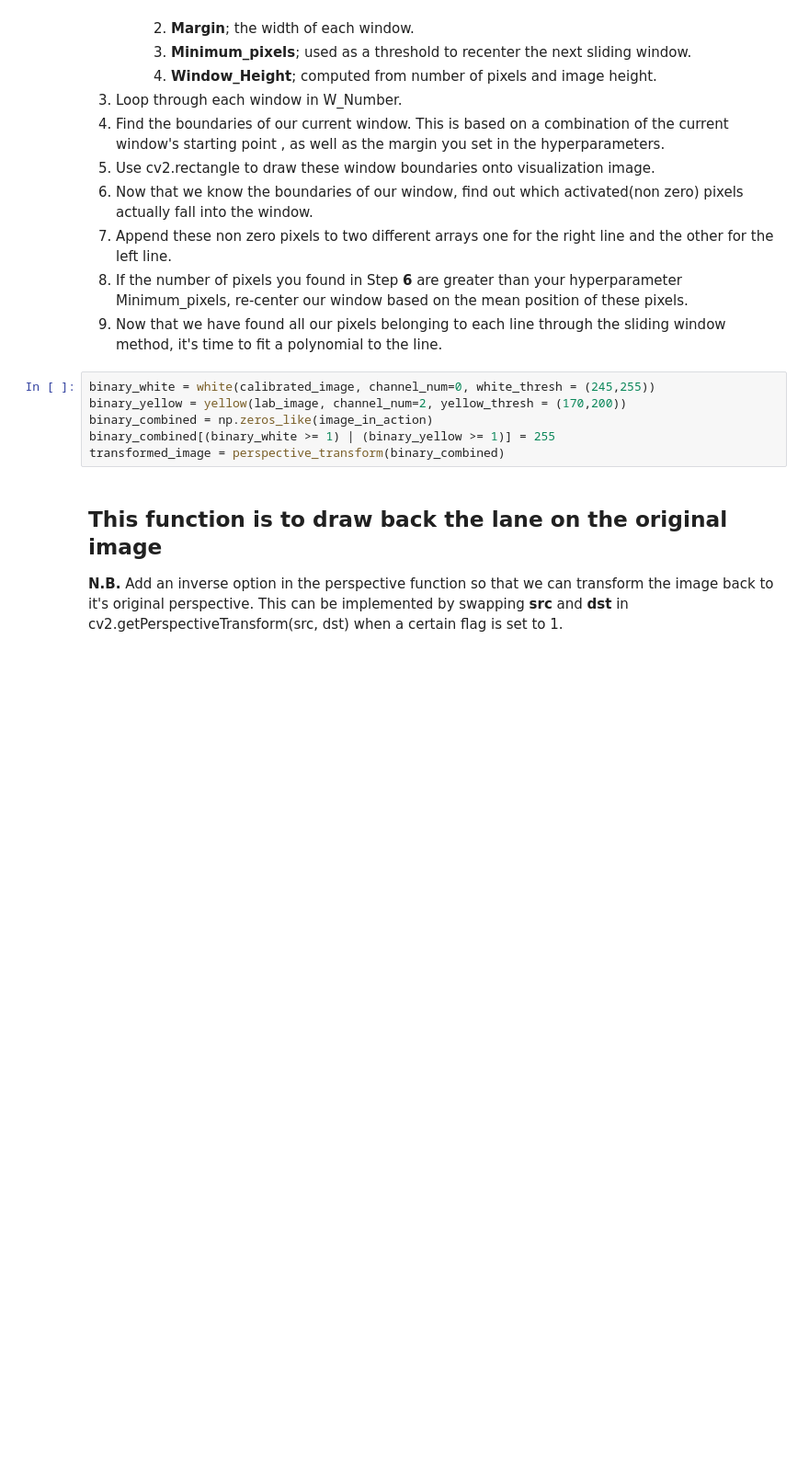
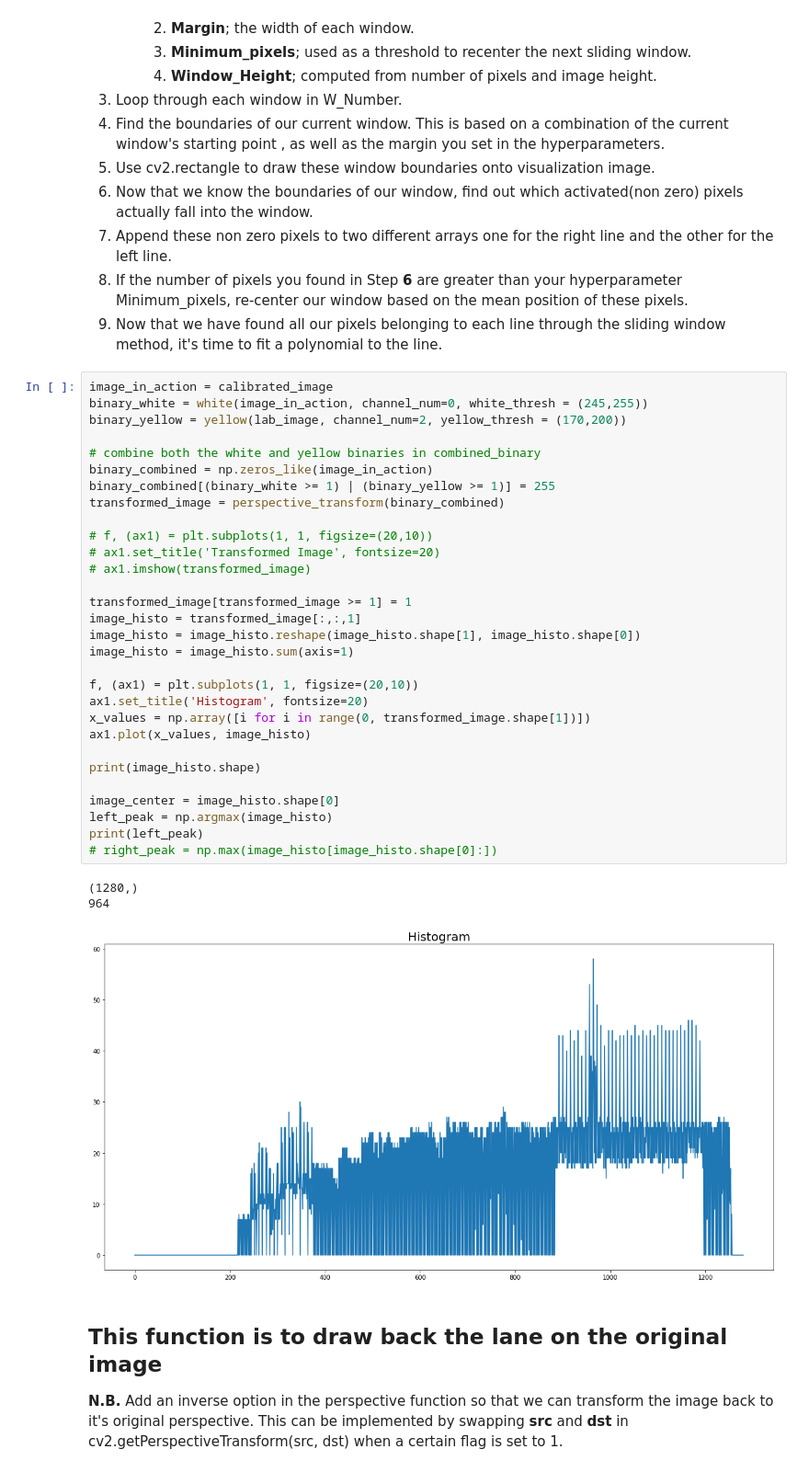
Before and after one commit to BasRizk/LaneDetection-SelfDrivingCars, a Jupyter notebook: lane_detection.ipynb, the cells around one changed output. Shown at 92% size. Saved outputs shown, nothing was run; the diff lists cells and outputs as text; blank space fills up the shorter version.

```diff
--- a/lane_detection.ipynb
+++ b/lane_detection.ipynb
@@ -296,12 +299,40 @@ After finishing the previous steps You now have a thresholded warped image and y
   7. Append these non zero pixels to two different arrays one for the right line and the other for the left line.
   8. If the number of pixels you found in Step **6** are greater than your hyperparameter Minimum_pixels, re-center our window based on the mean position of these pixels.
   9. Now that we have found all our pixels belonging to each line through the sliding window method, it's time to fit a polynomial to the line.
-# %%
-binary_white = white(calibrated_image, channel_num=0, white_thresh = (245,255))
-binary_yellow = yellow(lab_image, channel_num=2, yellow_thresh = (170,200))
-binary_combined = np.zeros_like(image_in_action)
-binary_combined[(binary_white >= 1) | (binary_yellow >= 1)] = 255
-transformed_image = perspective_transform(binary_combined)
+# %%
+image_in_action = calibrated_image
+binary_white = white(image_in_action, channel_num=0, white_thresh = (245,255))
+binary_yellow = yellow(lab_image, channel_num=2, yellow_thresh = (170,200))
+
+# combine both the white and yellow binaries in combined_binary
+binary_combined = np.zeros_like(image_in_action)
+binary_combined[(binary_white >= 1) | (binary_yellow >= 1)] = 255
+transformed_image = perspective_transform(binary_combined)
+
+# f, (ax1) = plt.subplots(1, 1, figsize=(20,10))
+# ax1.set_title('Transformed Image', fontsize=20)
+# ax1.imshow(transformed_image)
+
+transformed_image[transformed_image >= 1] = 1
+image_histo = transformed_image[:,:,1]
+image_histo = image_histo.reshape(image_histo.shape[1], image_histo.shape[0])
+image_histo = image_histo.sum(axis=1)
+
+f, (ax1) = plt.subplots(1, 1, figsize=(20,10))
+ax1.set_title('Histogram', fontsize=20)
+x_values = np.array([i for i in range(0, transformed_image.shape[1])])
+ax1.plot(x_values, image_histo)
+
+print(image_histo.shape)
+
+image_center = image_histo.shape[0]
+left_peak = np.argmax(image_histo)
+print(left_peak)
+# right_peak = np.max(image_histo[image_histo.shape[0]:])
+# %% [output]
+(1280,)
+964
+[figure, added]
 # %% [markdown]
 ## This function is to draw back the lane on the original image
 **N.B.** Add an inverse option in the perspective function so that we can transform the image back to it's original perspective. This can be implemented by swapping **src** and **dst** in cv2.getPerspectiveTransform(src, dst) when a certain flag is set to 1.
```
Also changed, not shown: parts of 6 cells of this notebook.
